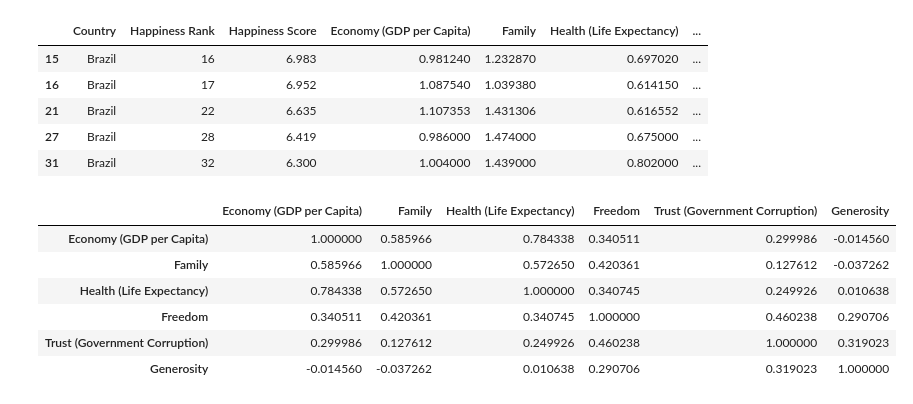
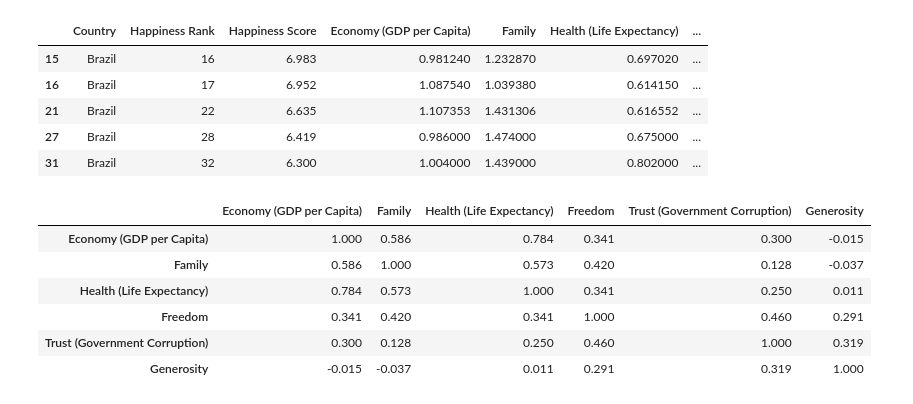
Before and after one commit to mariananomura/projeto-lets-modulo-III, a Jupyter notebook: Projeto.ipynb, the cells around one changed output. Saved outputs shown, nothing was run; the diff lists cells and outputs as text; code cells hidden in the pictures.

```diff
--- a/Projeto.ipynb
+++ b/Projeto.ipynb
@@ -341,14 +483,16 @@ consulta_brasil
 | 27 | Brazil | 28 | 6.419 | 0.986000 | 1.474000 | 0.675000 | ... |
 | 31 | Brazil | 32 | 6.300 | 1.004000 | 1.439000 | 0.802000 | ... |
 # %%
-consulta_corr = uniao.iloc[:,3:9].corr()
+#Correlação dos índices
+
+consulta_corr = uniao.iloc[:,3:9].corr().round(3)
 consulta_corr
 # %% [output]
 |  | Economy (GDP per Capita) | Family | Health (Life Expectancy) | Freedom | Trust (Government Corruption) | Generosity |
-| Economy (GDP per Capita) | 1.000000 | 0.585966 | 0.784338 | 0.340511 | 0.299986 | -0.014560 |
-| Family | 0.585966 | 1.000000 | 0.572650 | 0.420361 | 0.127612 | -0.037262 |
-| Health (Life Expectancy) | 0.784338 | 0.572650 | 1.000000 | 0.340745 | 0.249926 | 0.010638 |
-| Freedom | 0.340511 | 0.420361 | 0.340745 | 1.000000 | 0.460238 | 0.290706 |
-| Trust (Government Corruption) | 0.299986 | 0.127612 | 0.249926 | 0.460238 | 1.000000 | 0.319023 |
-| Generosity | -0.014560 | -0.037262 | 0.010638 | 0.290706 | 0.319023 | 1.000000 |
+| Economy (GDP per Capita) | 1.000 | 0.586 | 0.784 | 0.341 | 0.300 | -0.015 |
+| Family | 0.586 | 1.000 | 0.573 | 0.420 | 0.128 | -0.037 |
+| Health (Life Expectancy) | 0.784 | 0.573 | 1.000 | 0.341 | 0.250 | 0.011 |
+| Freedom | 0.341 | 0.420 | 0.341 | 1.000 | 0.460 | 0.291 |
+| Trust (Government Corruption) | 0.300 | 0.128 | 0.250 | 0.460 | 1.000 | 0.319 |
+| Generosity | -0.015 | -0.037 | 0.011 | 0.291 | 0.319 | 1.000 |
 # %%
```
Also changed, not shown: parts of 19 cells of this notebook.
